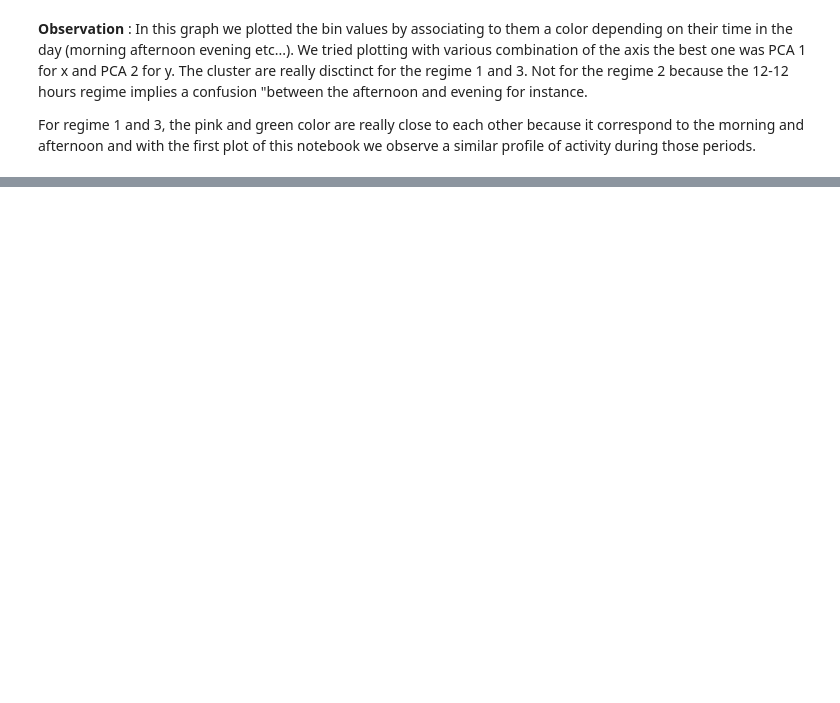
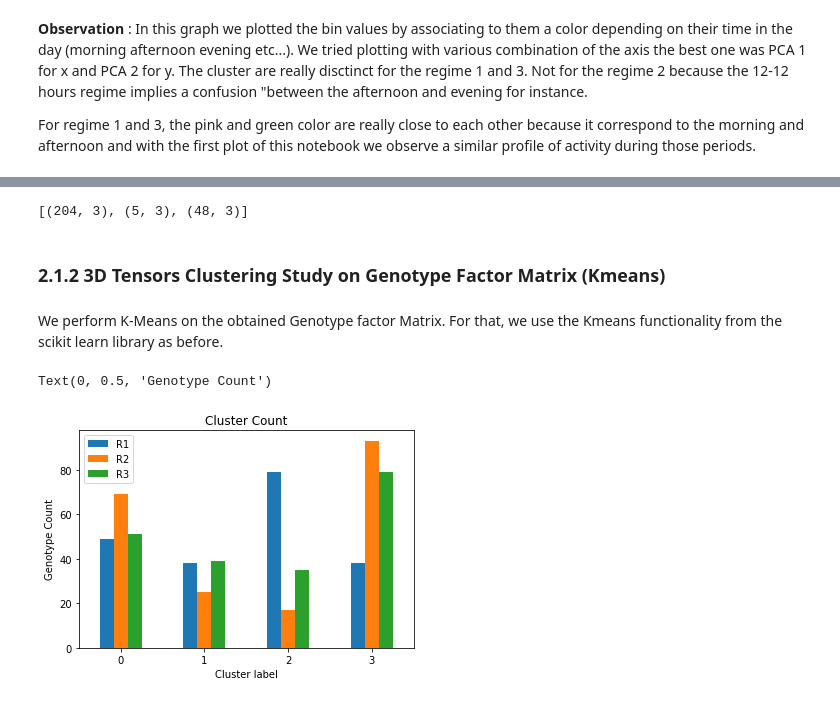
Before and after one commit to amirmahmoudi1967/Drosophila-Genetic-Analysis, a Jupyter notebook: Main.ipynb, the cells around one changed output, grey strips where cells are left out. Saved outputs shown, nothing was run; the diff lists cells and outputs as text; code cells hidden in the pictures; blank space fills up the shorter version.

```diff
--- a/Main.ipynb
+++ b/Main.ipynb
@@ -367,0 +512,4 @@ For regime 1 and 3, the pink and green color are really close to each other beca
+# %%
+R1_3D = R1_3D_array.reshape(204,5,48)
+R2_3D = R2_3D_array.reshape(204,5,48)
+R3_3D = R3_3D_array.reshape(204,5,48)
@@ -367,0 +535,4 @@ For regime 1 and 3, the pink and green color are really close to each other beca
+# %%
+weights_R1, factors_R1 = parafac(R1_3D, rank=3,init='random',random_state=np.random.randint(0,1))
+weights_R2, factors_R2 = parafac(R2_3D, rank=3,init='random',random_state=np.random.randint(0,1))
+weights_R3, factors_R3 = parafac(R1_3D, rank=3,init='random',random_state=np.random.randint(0,1))
@@ -367,0 +541,41 @@ For regime 1 and 3, the pink and green color are really close to each other beca
+# %%
+[f.shape for f in factors_R1]
+# %% [output]
+[(204, 3), (5, 3), (48, 3)]
+# %% [markdown]
+### 2.1.2 3D Tensors Clustering Study on Genotype Factor Matrix (Kmeans)
+# %% [markdown]
+We perform K-Means on the obtained Genotype factor Matrix. For that, we use the Kmeans functionality from the scikit learn library as before.
+# %%
+def get_cluster_labels_3D(Z,df,n_clusters):
+    """
+    Get the cluster labels for the dataframe given
+    """
+    temp=df.copy()
+    kmeans = KMeans(n_clusters = 4)
+    kmeans.fit(Z)
+    y_kmeans = kmeans.predict(Z)
+    labels=kmeans.labels_
+    temp["label"]=labels
+    label_count=temp[['genotype','label']].groupby(['label']).agg(['count'])
+
+    #create label dictionary with genotype as values and label as keys
+    label_dict={}
+    for i in range(4):
+        label_dict[i]=[]
+    for i in range(len(df)):
+        label_dict[temp.iloc[i]['label']].append(temp.iloc[i]['genotype'])
+
+    return label_count.to_numpy(),label_dict,labels
+# %%
+count_R1_3D,label_dict_R1_3D,labels_R1_3D=get_cluster_labels_3D(pd.DataFrame(factors_R1[0]),df_R1_3D,4)
+count_R2_3D,label_dict_R2_3D,labels_R2_3D=get_cluster_labels_3D(pd.DataFrame(factors_R2[0]),df_R2_3D,4)
+count_R3_3D,label_dict_R3_3D,labels_R3_3D=get_cluster_labels_3D(pd.DataFrame(factors_R3[0]),df_R3_3D,4)
+# %%
+pd.DataFrame(np.concatenate((count_R1_3D,count_R2_3D,count_R3_3D),axis=1),columns=['R1','R2','R3']).plot(kind='bar',rot=0)
+plt.title('Cluster Count')
+plt.xlabel('Cluster label')
+plt.ylabel('Genotype Count')
+# %% [output]
+Text(0, 0.5, 'Genotype Count')
+[figure, added]
```
Also changed, not shown: parts of 66 cells of this notebook.
